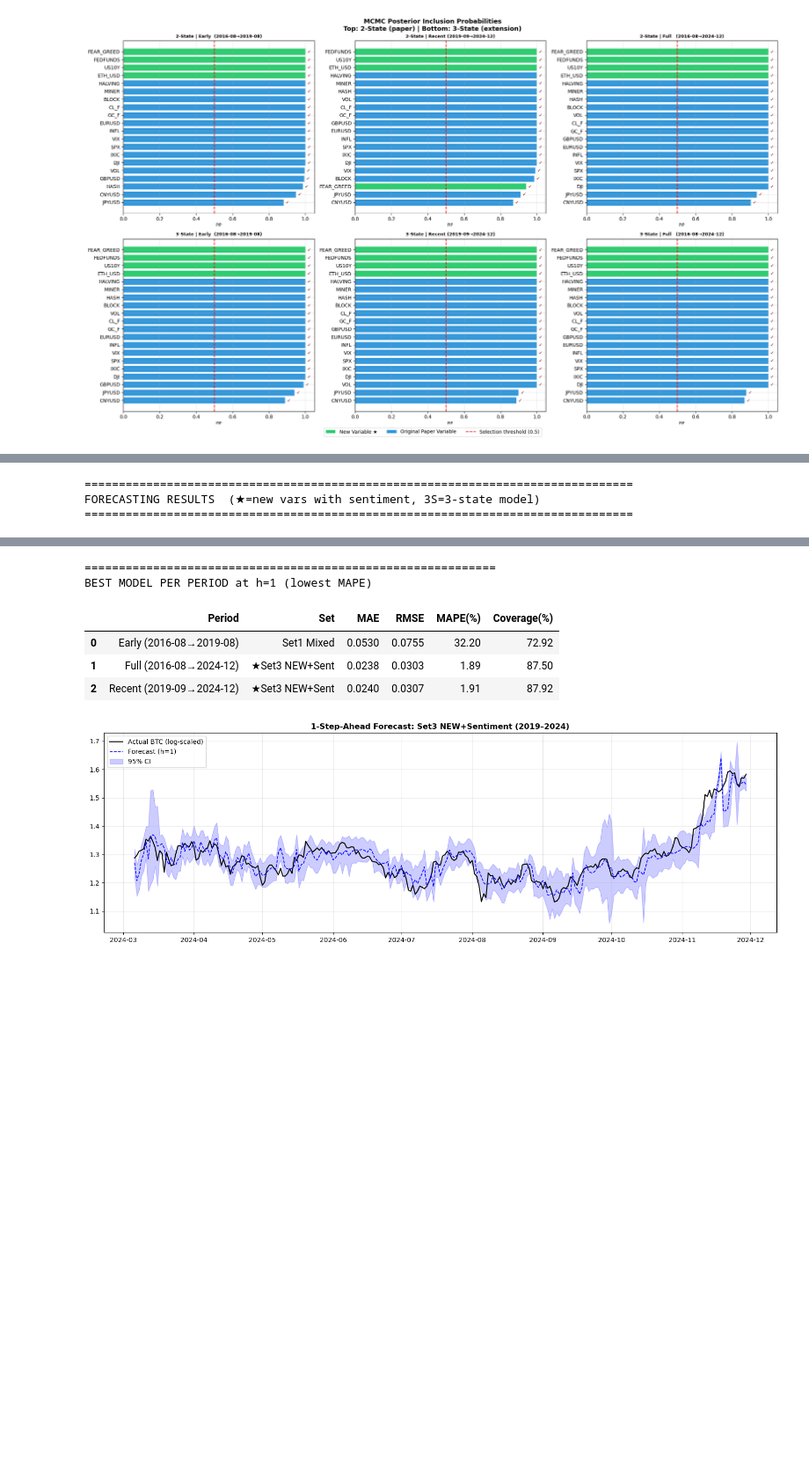
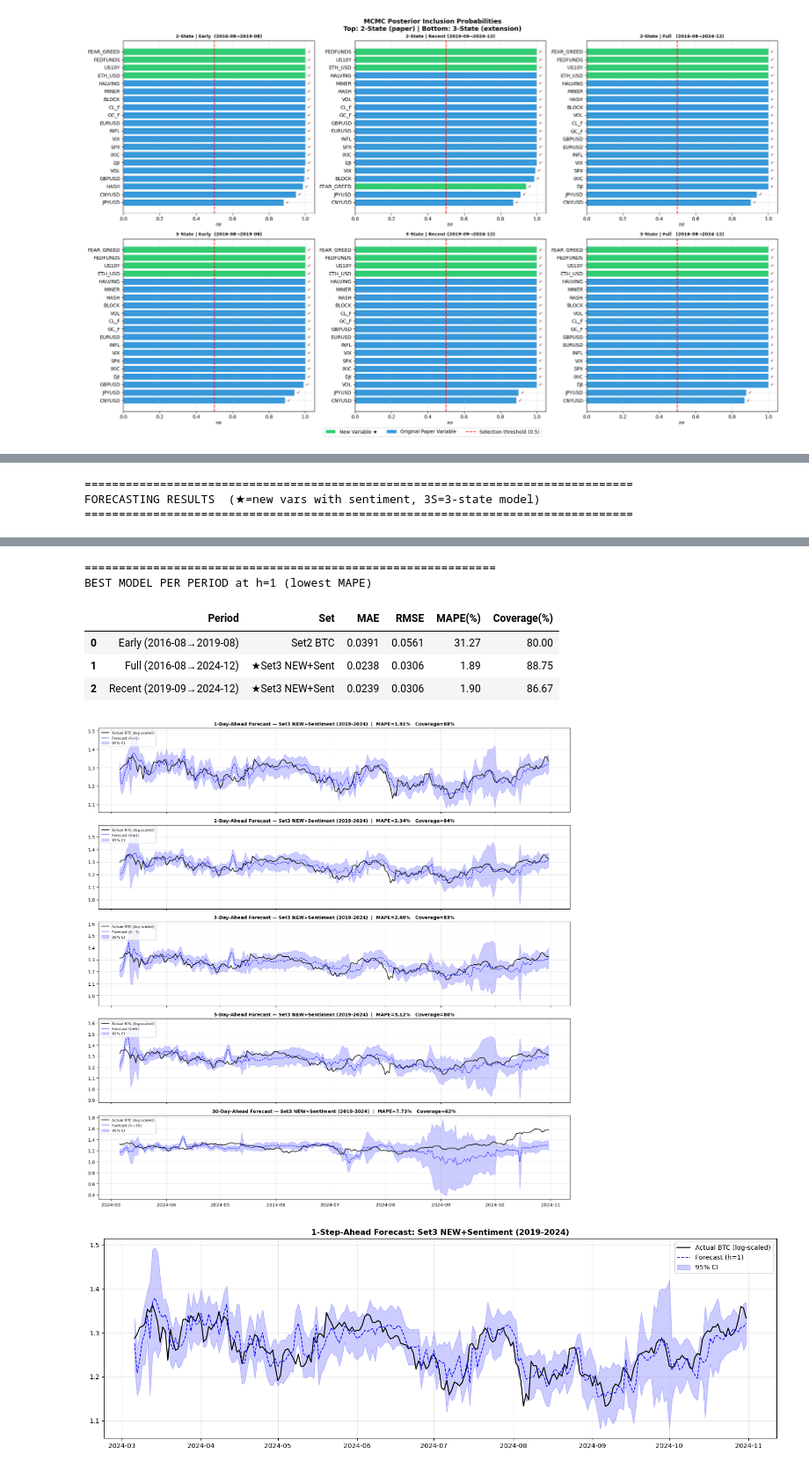
Before and after one commit to nikamtejas/bitcoin_price_regime_shifts, a Jupyter notebook: Bitcoin_research.ipynb, the cells around one changed output, grey strips where cells are left out. Shown at 88% size. Drawn from its saved outputs; the diff is of its cells as text; code cells hidden in the pictures; blank space fills up the shorter version.

Commit message:
add multiple forecasts and updated markdown file

```diff
--- a/Bitcoin_research.ipynb
+++ b/Bitcoin_research.ipynb
@@ -664,8 +665,9 @@ plt.show()
 # %%
 # ── CELL 8: Rolling Window Bootstrapped Forecasting ────────────────────────────
 # Compares 2-state vs 3-state, and original vs new variable sets
+# Forecast horizons h = 1, 2, 3, 5, 30 days ahead
 
-def rolling_forecast(Y_arr, X_arr, K=2, window=80, h_list=[1,5,30], n_boot=80):
+def rolling_forecast(Y_arr, X_arr, K=2, window=80, h_list=[1,2,3,5,30], n_boot=80):
     T = len(Y_arr)
     rec = {h: {'act':[],'pred':[],'lo':[],'hi':[]} for h in h_list}
     for t in tqdm(range(window, T - max(h_list)), desc=f'Forecast K={K}', leave=False):
@@ -723,7 +725,7 @@ for period, (s, e) in SAMPLES.items():
         X_s   = sub[avail].values
         print(f'  {set_name} (K={K}): {avail}')
         try:
-            mets, _ = rolling_forecast(Y_s, X_s, K=K, window=80, h_list=[1,5,30], n_boot=80)
+            mets, _ = rolling_forecast(Y_s, X_s, K=K, window=80, h_list=[1,2,3,5,30], n_boot=80)
             all_metrics[f'{period.strip()}|{set_name}'] = mets
         except Exception as ex:
             print(f'    Error: {ex}')
@@ -781,23 +770,63 @@ h1 = res_df[res_df.h == 1].copy()
 best = h1.loc[h1.groupby('Period')['MAPE(%)'].idxmin()]
 display(best[['Period','Set','MAE','RMSE','MAPE(%)','Coverage(%)']].reset_index(drop=True))
 
-# ── Forecast plot: actual vs predicted for best model (h=1) ───────────────────
-# Re-run best model on recent period for plot
+# ── Multi-horizon forecast plots (h = 1, 2, 3, 5, 30) ─────────────────────────
+# Re-run the best model (Set3 NEW+Sentiment) on the recent period for all horizons
 sub_plot  = df_model['2019-09-01':'2024-11-30'].tail(EVAL_N)
 best_vars = ['ETH_USD','US10Y','FEDFUNDS','FEAR_GREED','VOL']
 best_vars = [v for v in best_vars if v in sub_plot.columns]
+H_PLOT    = [1, 2, 3, 5, 30]
 _, recs_plot = rolling_forecast(sub_plot[TARGET].values, sub_plot[best_vars].values,
-                                  K=2, window=80, h_list=[1], n_boot=80)
+                                  K=2, window=80, h_list=H_PLOT, n_boot=80)
 
+# Panel figure: one row per horizon (2, 3, 5, 30 day forecasts + 1-step reference)
+fig, axes = plt.subplots(len(H_PLOT), 1, figsize=(15, 3.0*len(H_PLOT)), sharex=True)
+for ax, h in zip(axes, H_PLOT):
+    r = recs_plot.get(h)
+    if not r or not r['act']:
+        ax.set_visible(False); continue
+    a, pr = np.array(r['act']), np.array(r['pred'])
+    lo, hi = np.array(r['lo']), np.array(r['hi'])
+    idx_p  = sub_plot.index[80:80+len(a)]
+    mape = np.mean(np.abs((a-pr)/(np.abs(a)+1e-10)))*100
+    cov  = np.mean((a>=lo)&(a<=hi))*100
+    ax.plot(idx_p, a,  'k-',  lw=1.4, label='Actual BTC (log-scaled)')
+    ax.plot(idx_p, pr, 'b--', lw=1.1, label=f'Forecast (h={h})')
+    ax.fill_between(idx_p, lo, hi, alpha=0.2, color='blue', label='95% CI')
+    ax.set_title(f'{h}-Day-Ahead Forecast — Set3 NEW+Sentiment (2019-2024)  |  '
+                 f'MAPE={mape:.2f}%   Coverage={cov:.0f}%', fontsize=10, fontweight='bold')
+    ax.legend(loc='upper left', fontsize=8)
+plt.tight_layout()
+plt.savefig('forecast_multi_horizon.png', dpi=120, bbox_inches='tight'); plt.show()
+
+# Standalone 1-step plot (kept for backward compatibility / README)
 r = recs_plot[1]
 idx_p = sub_plot.index[80:80+len(r['act'])]
 fig, ax = plt.subplots(figsize=(15, 5))
 ax.plot(idx_p, r['act'],  'k-',  lw=1.5, label='Actual BTC (log-scaled)')
 ax.plot(idx_p, r['pred'], 'b--', lw=1.2, label='Forecast (h=1)')
 ax.fill_between(idx_p, r['lo'], r['hi'], alpha=0.2, color='blue', label='95% CI')
-ax.set_title('1-Step-Ahead Forecast: Set3 NEW+Sentiment (2019–2024)', fontsize=12, fontweight='bold')
+ax.set_title('1-Step-Ahead Forecast: Set3 NEW+Sentiment (2019-2024)', fontsize=12, fontweight='bold')
 ax.legend(); plt.tight_layout()
 plt.savefig('forecast_h1.png', dpi=120, bbox_inches='tight'); plt.show()
+
+# ── Error / coverage growth vs forecast horizon (recent period, all models) ───
+fig, (axL, axR) = plt.subplots(1, 2, figsize=(15, 5))
+for key, mets in all_metrics.items():
+    period, vs = key.split('|')
+    if 'Recent' not in period:
+        continue
+    hs = sorted(mets.keys())
+    axL.plot(hs, [mets[h]['MAPE%'] for h in hs], marker='o', lw=1.4, label=vs)
+    axR.plot(hs, [mets[h]['Cov%']  for h in hs], marker='o', lw=1.4, label=vs)
+axL.set_xlabel('Forecast horizon (days)'); axL.set_ylabel('MAPE (%)')
+axL.set_title('Forecast Error vs Horizon (Recent 2019-2024)', fontweight='bold')
+axL.set_xticks(H_PLOT); axL.legend(fontsize=8)
+axR.axhline(95, color='red', ls='--', lw=1, label='95% nominal')
+axR.set_xlabel('Forecast horizon (days)'); axR.set_ylabel('95% CI coverage (%)')
+axR.set_title('Interval Coverage vs Horizon (Recent 2019-2024)', fontweight='bold')
+axR.set_xticks(H_PLOT); axR.legend(fontsize=8)
+plt.tight_layout(); plt.savefig('error_vs_horizon.png', dpi=120, bbox_inches='tight'); plt.show()
 
 # ── Final summary ─────────────────────────────────────────────────────────────
 print('\n' + '='*70)
@@ -854,7 +883,8 @@ FORECASTING RESULTS  (★=new vars with sentiment, 3S=3-state model)
 ============================================================
 BEST MODEL PER PERIOD at h=1 (lowest MAPE)
 |  | Period | Set | MAE | RMSE | MAPE(%) | Coverage(%) |
-| 0 | Early (2016-08→2019-08) | Set1 Mixed | 0.0530 | 0.0755 | 32.20 | 72.92 |
-| 1 | Full (2016-08→2024-12) | ★Set3 NEW+Sent | 0.0238 | 0.0303 | 1.89 | 87.50 |
-| 2 | Recent (2019-09→2024-12) | ★Set3 NEW+Sent | 0.0240 | 0.0307 | 1.91 | 87.92 |
+| 0 | Early (2016-08→2019-08) | Set2 BTC | 0.0391 | 0.0561 | 31.27 | 80.00 |
+| 1 | Full (2016-08→2024-12) | ★Set3 NEW+Sent | 0.0238 | 0.0306 | 1.89 | 88.75 |
+| 2 | Recent (2019-09→2024-12) | ★Set3 NEW+Sent | 0.0239 | 0.0306 | 1.90 | 86.67 |
-[figure, old version]
+[figure, new version]
+[figure, added]
```
Also changed, not shown: parts of 3 cells of this notebook, 4 other files.
